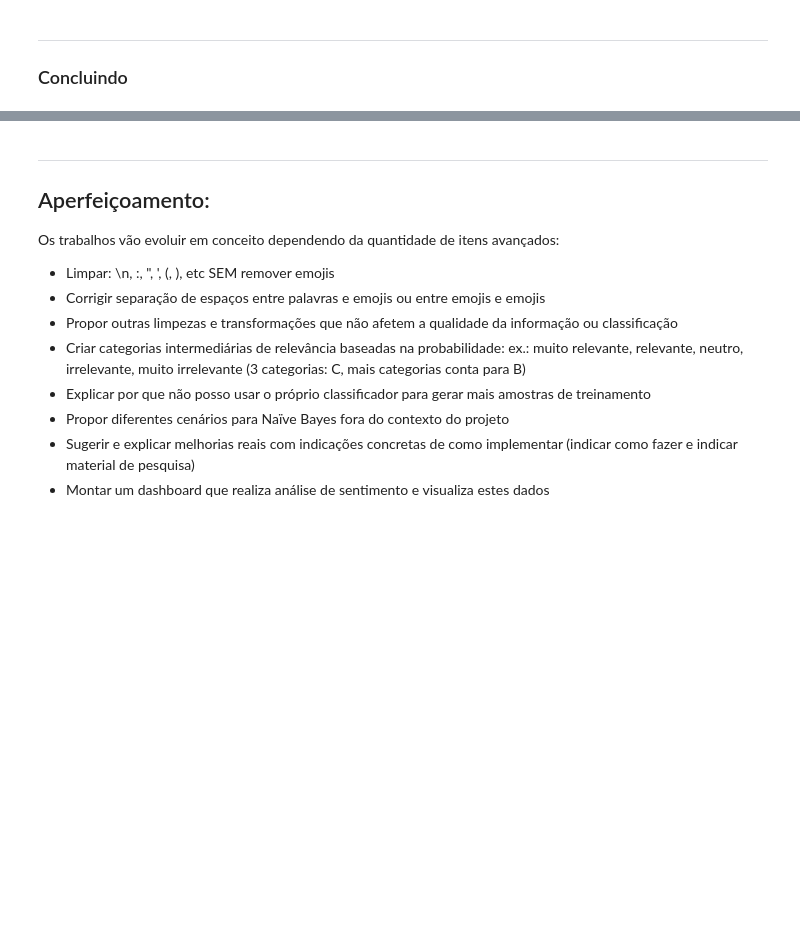
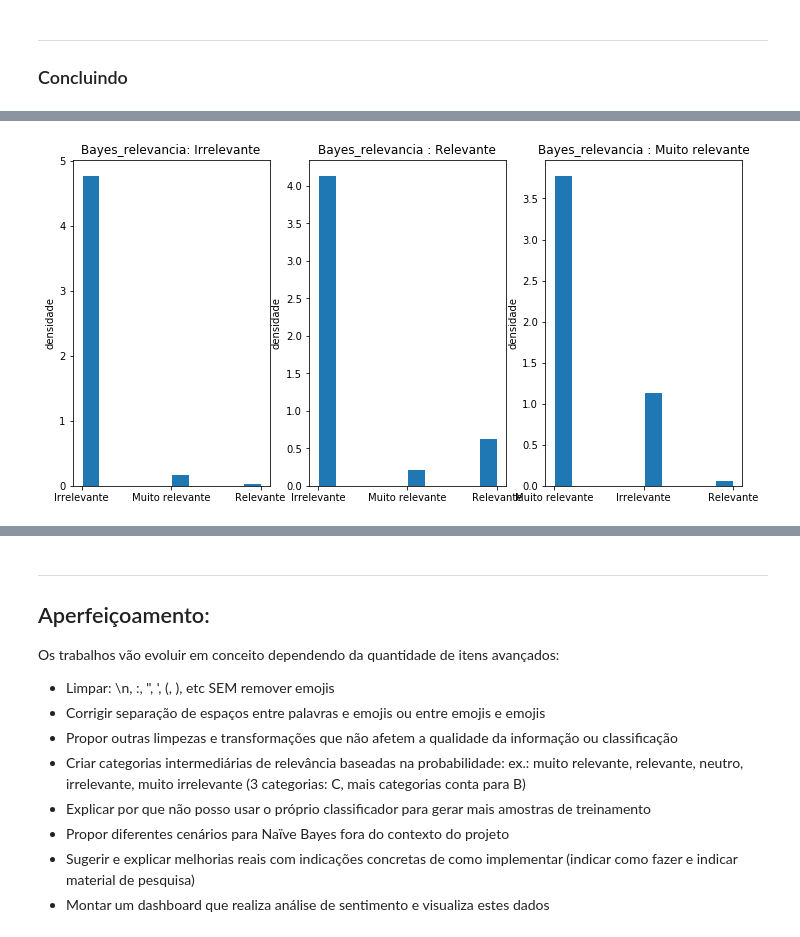
Before and after one commit to Lihsayuri/CIENCIA_DOS_DADOS_P1, a Jupyter notebook: Projeto1_Classificador_layout.ipynb, the cells around one changed output, grey strips where cells are left out. Saved outputs shown, nothing was run; the diff lists cells and outputs as text; code cells hidden in the pictures; blank space fills up the shorter version.

```diff
--- a/Projeto1_Classificador_layout.ipynb
+++ b/Projeto1_Classificador_layout.ipynb
@@ -339,0 +369,23 @@ test.head(10)
+# %%
+#Comparação entre os valores absolutos que foram classificados como irrelevantes, relevantes, e muito
+#relevantes. Por exemplo: separamos apenas os tweets irrelevantes que tinhamos classificado na mão para compara em
+#como o classificador classificou esses tweets irrelevantes.
+
+filtro_categorias2= test['CATEGORIAS_2'] == "Irrelevante"
+Irrelevantess = test.loc[filtro_categorias2,:]
+print(Irrelevantess.Bayes_relevancia.value_counts().sort_index())
+print(Irrelevantess.CATEGORIAS_2.value_counts().sort_index())
+
+print('--------------------------------------')
+
+filtro_categorias3= test['CATEGORIAS_2'] == "Relevante"
+Relevantess = test.loc[filtro_categorias3,:]
+print(Relevantess.Bayes_relevancia.value_counts().sort_index())
+print(Relevantess.CATEGORIAS_2.value_counts().sort_index())
+
+print('--------------------------------------')
+
+filtro_categorias4= test['CATEGORIAS_2'] == "Muito relevante"
+M_relevantess = test.loc[filtro_categorias4,:]
+print(M_relevantess.Bayes_relevancia.value_counts().sort_index())
+print(M_relevantess.CATEGORIAS_2.value_counts().sort_index())
@@ -394,3 +469,26 @@ O verdadeiro positivo dos tweets muito relevantes é: 316.66666666666663%
+# %%
+#Construindo gráficos de dispersão entre as categorias do Naive_Bayes e os dados que classificamos.
+
+plt.figure(figsize=(12, 6))
+
+plt.subplot(1,3,1)
+plt.hist(Irrelevantess.Bayes_relevancia, edgecolor='white',density=True)
+plt.title('Bayes_relevancia: Irrelevante')
+plt.ylabel('densidade')
+
+plt.subplot(1,3,2)
+plt.hist(Relevantess.Bayes_relevancia, edgecolor='white', density=True)
+plt.title('Bayes_relevancia : Relevante')
+plt.ylabel('densidade')
+
+plt.subplot(1,3,3)
+plt.hist(M_relevantess.Bayes_relevancia, edgecolor='white', density=True)
+plt.title('Bayes_relevancia : Muito relevante')
+plt.ylabel('densidade')
+
+plt.show()
+# %% [output]
+[figure, added]
 # %% [markdown]
 **Como são classificadas mensagens com sarcasmo e outros cenários para Naive-Bayes**
 
```
Also changed, not shown: parts of 24 cells of this notebook.
